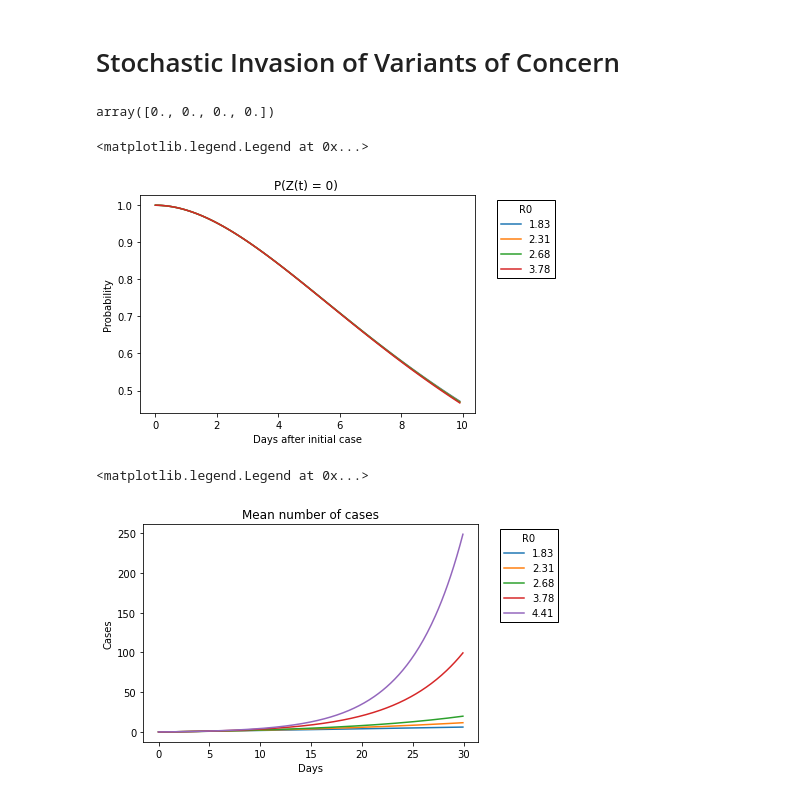
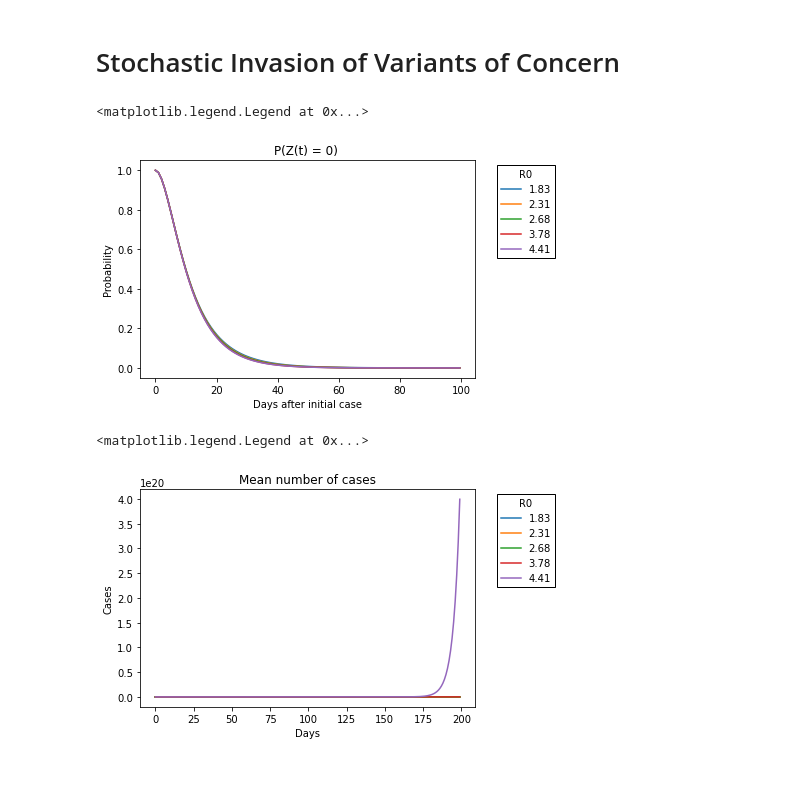
Before and after one commit to JCurran-Sebastian/BPs_for_VoC, a Jupyter notebook: VoC_paper-Copy1.ipynb, the cells around one changed output. Saved outputs shown, nothing was run; the diff lists cells and outputs as text; code cells hidden in the pictures.

```diff
--- a/VoC_paper-Copy1.ipynb
+++ b/VoC_paper-Copy1.ipynb
@@ -221,13 +221,13 @@ sigma = 0.3 # Progression rate from exposed to infectious
 sus_uk = 1-0.9 # Susceptibility of unvaccinated B.1.351 recovereds against wildtype
 sus_sa = 1-0.4 # Susceptibility of unvaccinated wildtype recovereds against B.1.351
 vac_uk = 1-0.7 # Reduction in transmission of UK variant due to vaccine
-vac_sa = 1-0.8 # Reduction in transmission of SA variant due to vaccine
+vac_sa = 1-0.6 # Reduction in transmission of SA variant due to vaccine
 # vaccine_vec = np.array((1., az_vac_sa, pfi_vac_sa, new_vac_sa))
 
 #k = -1 #1/10 # Dispersion Endo et al.
 
-Tmax = 100
-num = 1000
+Tmax = 200
+num = 200
 time = np.linspace(0, Tmax, num=num)
 
 # Reduced transmissability for each type based on infection/vaccine immunity
@@ -257,6 +257,7 @@ prop_vec = np.array((p_sus*p_no_vac, p_rec*p_no_vac, p_sus*p_vac, p_rec*p_vac))
 
 cluster_im = 1
 if not cluster_im:
+    discount_imports = 0
     im =1/5.
     im_vec = np.zeros(ntypes)
     im_vec[:nexposed] = im*prop_vec*const_vec # Rate of importation for unvaccinated exposed cases of variants with no previous infection history
@@ -270,9 +271,6 @@ else:
     im_vec[0] = cluster_rate
 # %%
 # np.mean(np.random.negative_binomial(cluster_size, alpha, 1000))
-ics[1:(nexposed+1)]
-# %% [output]
-array([0., 0., 0., 0.])
 # %%
 # Solve ODEs
 
@@ -280,7 +278,7 @@ rho_mat = np.zeros((len(Reff_vec), len(time)))
 q_mat = np.zeros_like(rho_mat)
 R_vec = np.zeros_like(Reff_vec)
 showplot_rho = 100
-for r, Reff in enumerate(Reff_vec[:-1]):
+for r, Reff in enumerate(Reff_vec):
     beta_SA = Reff*gamma*rtrans_variant
 #     beta_vec = beta_SA * prop_vec
     RV = Reff*rtrans_variant
@@ -307,9 +305,9 @@ for r, Reff in enumerate(Reff_vec[:-1]):
         omega = (np.sum(prop_vec * const_vec * beta_SA) + gamma)
 #         sum_gen_funcs = np.sum((beta_SA*prop_vec/omega)*const_vec*(1+(1/k)*(1-u[:nexposed]))**(-k))
 
-#         banana = np.sum()
         if cluster_im:
-            pvec[0] = np.sum(prop_vec*const_vec*(1+((cluster_size)/alpha)*(1-u[1:(nexposed+1)]))**(-alpha))
+            omega0 = np.sum(prop_vec*const_vec*cluster_size)
+            pvec[0] = np.sum((prop_vec*const_vec)*(1+((cluster_size)/alpha)*(1-u[1:(nexposed+1)]))**(-alpha))
             sum_gen_funcs = np.sum((beta_SA*prop_vec/omega)*const_vec*u[1:(nexposed + 1)])
         else:
             sum_gen_funcs = np.sum((beta_SA*prop_vec/omega)*const_vec*u[:nexposed])
@@ -354,14 +352,19 @@ plt.legend(loc=2, bbox_to_anchor=(1.05, 1), framealpha=1., edgecolor='black', fa
 # plt.plot(time[:showplot_rho], np.exp(-1/5*time[:showplot_rho]), color = 'black')
 # %% [output]
 <matplotlib.legend.Legend at 0x...>
-[figure, old version]
+[figure, new version]
 # %%
 # Mean over time
 # Reff_vec = np.linspace(1.22, 2.94, num=20)
 mean_cond = np.zeros((len(Reff_vec), len(time)))
-mean_arr = np.zeros((len(Reff_vec), ntypes-1, len(time)))
+
+if discount_imports:
+    mean_arr = np.zeros((len(Reff_vec), ntypes-1, len(time)))
+else:
+    mean_arr = np.zeros((len(Reff_vec), ntypes, len(time)))
+
 mean = np.zeros_like(mean_cond)
-showplot = 300
+showplot = -1
 for r, Reff in enumerate(Reff_vec):
     beta_SA = Reff*gamma*rtrans_variant
     RV = Reff*rtrans_variant
@@ -378,35 +381,39 @@ for r, Reff in enumerate(Reff_vec):
                     Omat[nex+nexposed+1, 1:(nexposed+1)] = const_vec*prop_vec*beta_SA
                     Omat[nex+nexposed+1, nex+nexposed+1] = np.sum(const_vec * beta_SA * prop_vec)
 
                 Omat -= np.diag(omega_vec)
             else:
                 for nex in range(0, nexposed):
                     omega_vec[nex + nexposed] = np.sum(const_vec*prop_vec*beta_SA) + gamma
                     Omat[nex, nex+nexposed] = omega_vec[nex]
                     Omat[nex+nexposed, :nexposed] = const_vec*prop_vec*beta_SA
                     Omat[nex+nexposed, nex+nexposed] = np.sum(const_vec * beta_SA * prop_vec)
 
                 Omat -= np.diag(omega_vec)
 
             return Omat
     outbreak.set_Omega(Omega)
     n0s = np.zeros(ntypes)
 #     n0s[0] = 1.
-    Mvec = outbreak.solve_mean_odes(outbreak.set_mean_odes, time, n0s)[1:, :]
+    if discount_imports:
+        Mvec = outbreak.solve_mean_odes(outbreak.set_mean_odes, time, n0s)[1:, :]
+    else:
+        Mvec = outbreak.solve_mean_odes(outbreak.set_mean_odes, time, n0s)
     mean_arr[r, :, :] = Mvec
 #     mean_cond[r, :] = np.sum(Mvec, axis=0)
 
 #     mean_cond[r, :] = np.sum(Mvec/(1-rho_mat[r, :] + np.finfo(float).eps), axis=0)
+
     mean[r, :] = np.sum(Mvec, axis=0)
     plt.plot(time[:showplot], mean[r, :showplot], label = str(np.round(RV, 2)))
 plt.title("Mean number of cases" )
 plt.xlabel("Days")
 plt.ylabel("Cases")
 # plt.savefig("./meancases_im=" + str(im) + "_R0=" + str(RV)+ "_n0=0.pdf")
 plt.legend(loc=2, bbox_to_anchor=(1.05, 1), framealpha=1., edgecolor='black', fancybox=False, title = "R0")
 # %% [output]
 <matplotlib.legend.Legend at 0x...>
-[figure, old version]
+[figure, new version]
 # %%
 # Variance  - for highest R0 (or single value to be chosen)
 # Build a vector C from matrix G as in Garden of BPs
```
Also changed, not shown: parts of 12 cells of this notebook.
